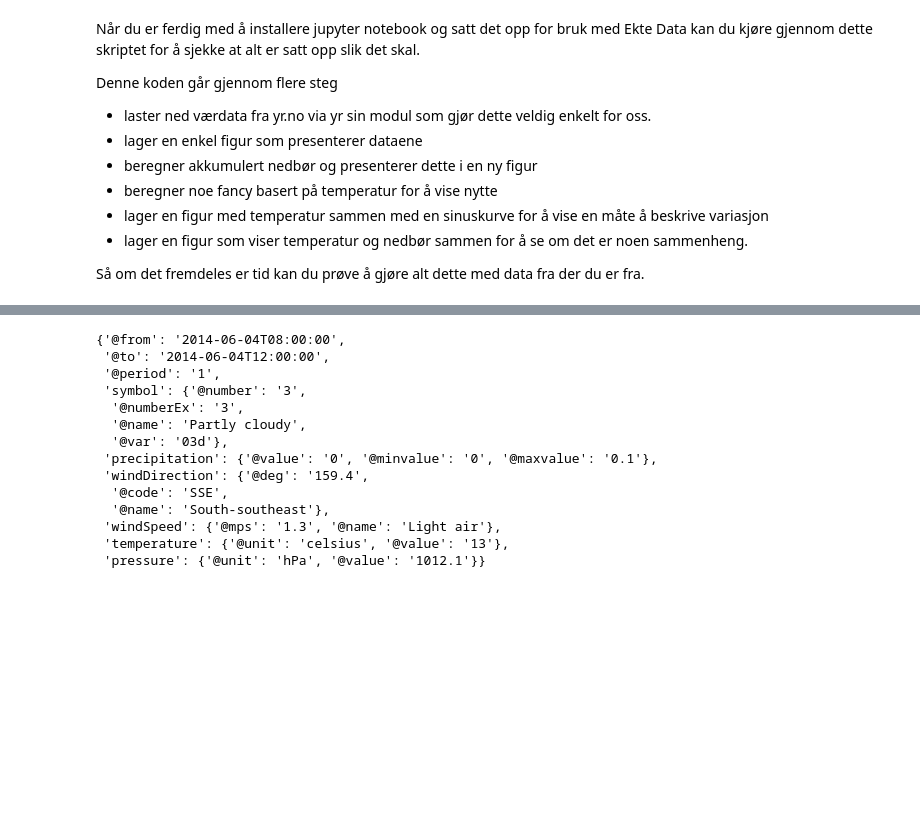
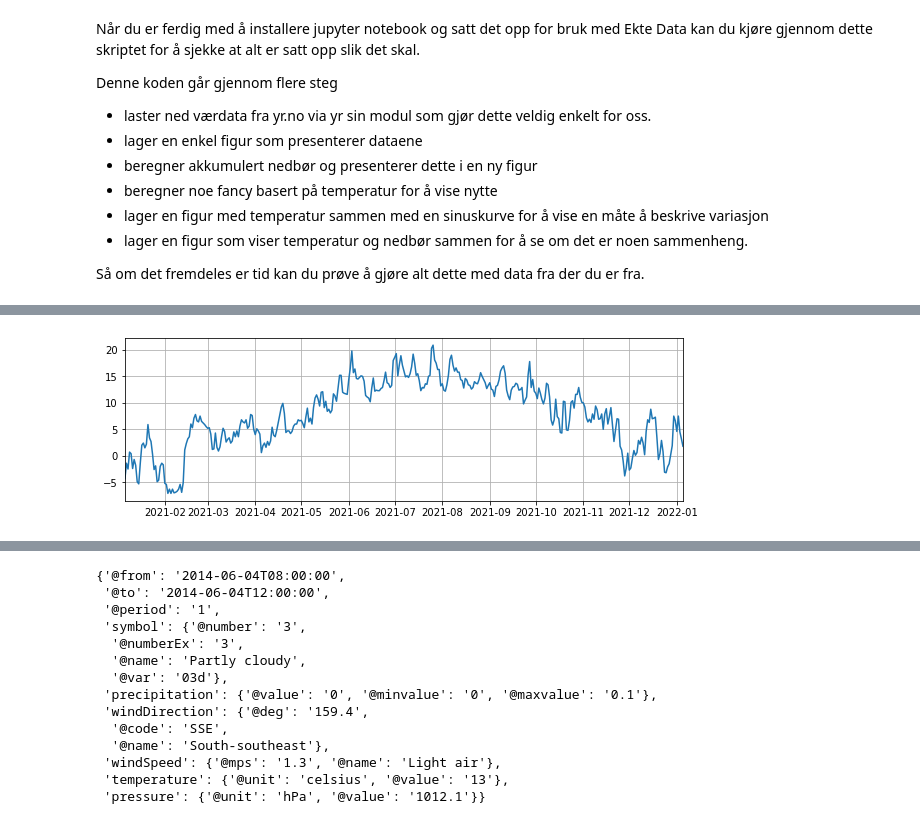
Before and after one commit to irendundas/EkteData, a Jupyter notebook: NAT624_dag1.ipynb, the cells around one changed output, grey strips where cells are left out. Cells and saved outputs as stored; diff of their text form; code cells hidden in the pictures; blank space fills up the shorter version.

```diff
--- a/NAT624_dag1.ipynb
+++ b/NAT624_dag1.ipynb
@@ -12,0 +108,3 @@ Så om det fremdeles er tid kan du prøve å gjøre alt dette med data fra der d
+# %%
+for i in range(len(temp)):
+    temp[i]=float(temp[i].replace(',','.'))
@@ -13,3 +127,11 @@ Så om det fremdeles er tid kan du prøve å gjøre alt dette med data fra der d
+# %%
+plt.figure(figsize=(10,3))
+plt.plot(tid,temp)
+plt.grid()
+plt.xlim(tid[0], tid[-1])
+plt.show()
+# %% [output]
+[figure, added]
 # %%
 from yr.libyr import Yr
 import numpy as np
```
Also changed, not shown: parts of 21 cells of this notebook, 3 other files.
